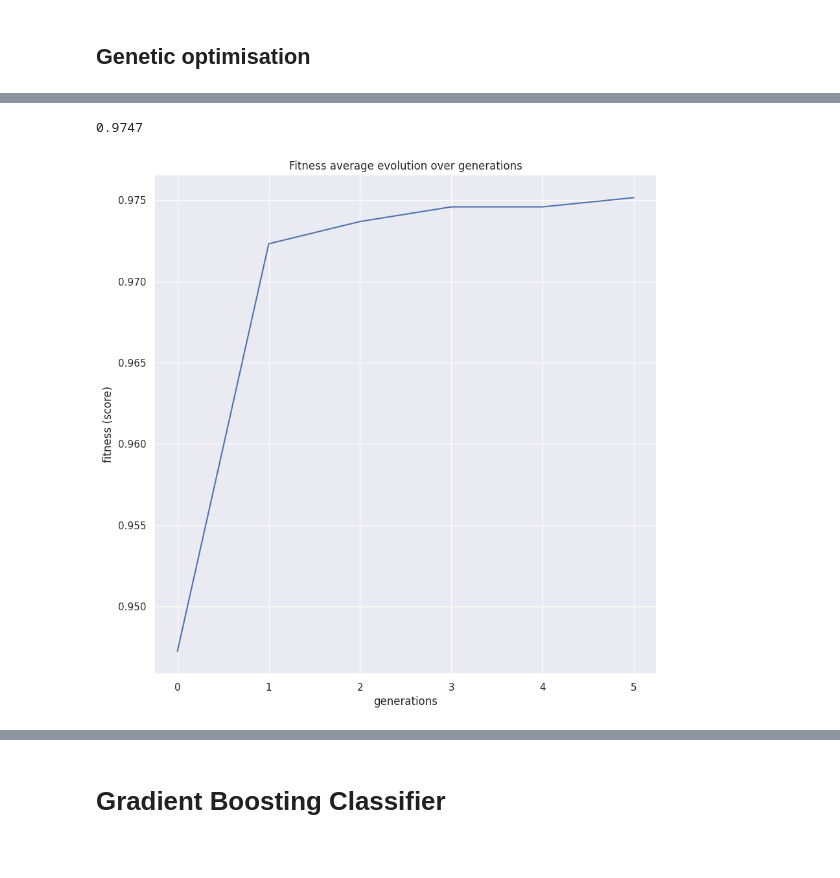
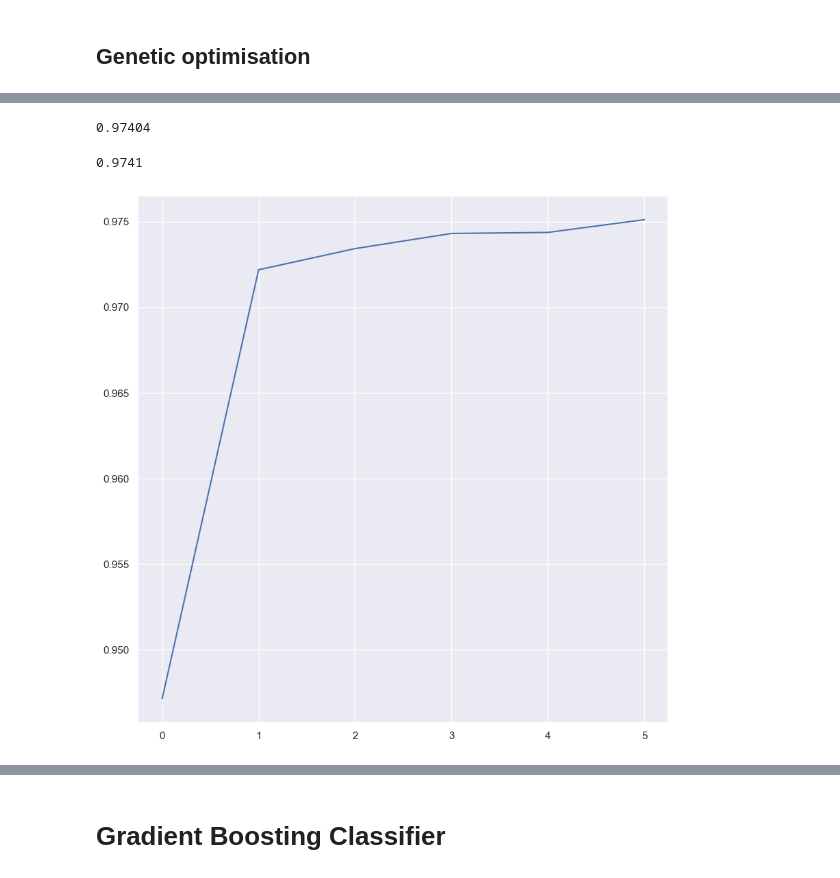
Before and after one commit to iamstarstuff/MScDataScienceThesis, a Jupyter notebook: ML Models Colab.ipynb, the cells around one changed output, grey strips where cells are left out. Cells and saved outputs as stored; diff of their text form; code cells hidden in the pictures.

```diff
--- a/ML Models Colab.ipynb
+++ b/ML Models Colab.ipynb
@@ -380,13 +406,19 @@ GASearchCV(crossover_probability=0.5,
 # %%
-y_predicy_ga = evolved_estimator.predict(X_test)
-accuracy_score(y_test,y_predicy_ga)
+y_test_predict_ga = evolved_estimator.predict(X_test)
+accuracy_score(y_test,y_test_predict_ga)
 # %% [output]
-0.9747
+0.97404
-# %%
-plot_fitness_evolution(evolved_estimator)
-plt.show()
-# %% [output]
-[figure, removed]
+# %%
+y_valid_pred_ga = evolved_estimator.predict(X_valid)
+accuracy_score(y_valid, y_valid_pred_ga)
+# %% [output]
+0.9741
+# %%
+# plot_fitness_evolution(evolved_estimator)
+plt.plot([0,1,2,3,4,5],[0.947144,0.972184,0.97342,0.974304,0.974365,0.975109])
+plt.show()
+# %% [output]
+[figure, added]
 # %%
 # Top 3 set of hyperparameter value combinations
 pd.DataFrame(evolved_estimator.hof)
```
Also changed, not shown: parts of 30 cells of this notebook.
